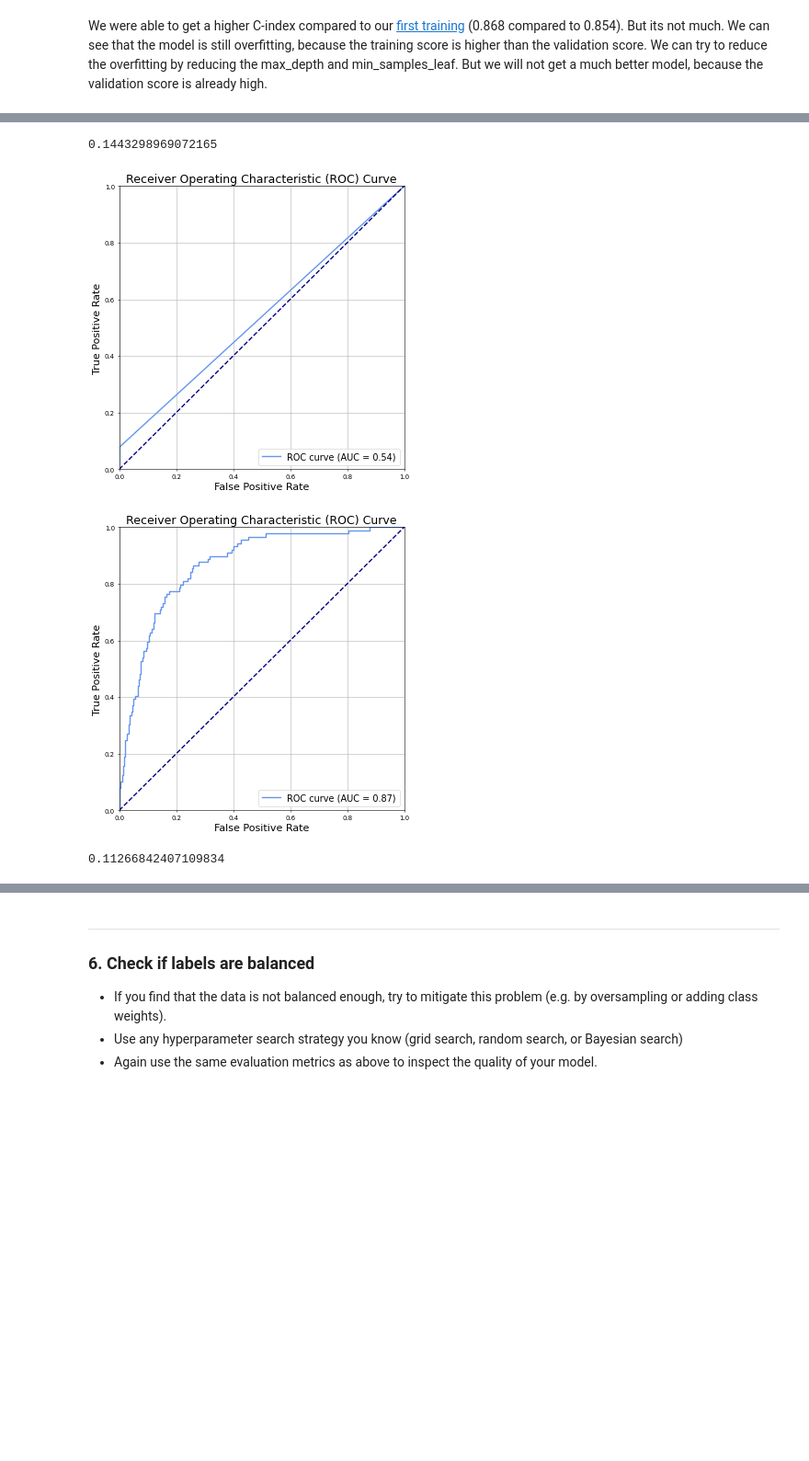
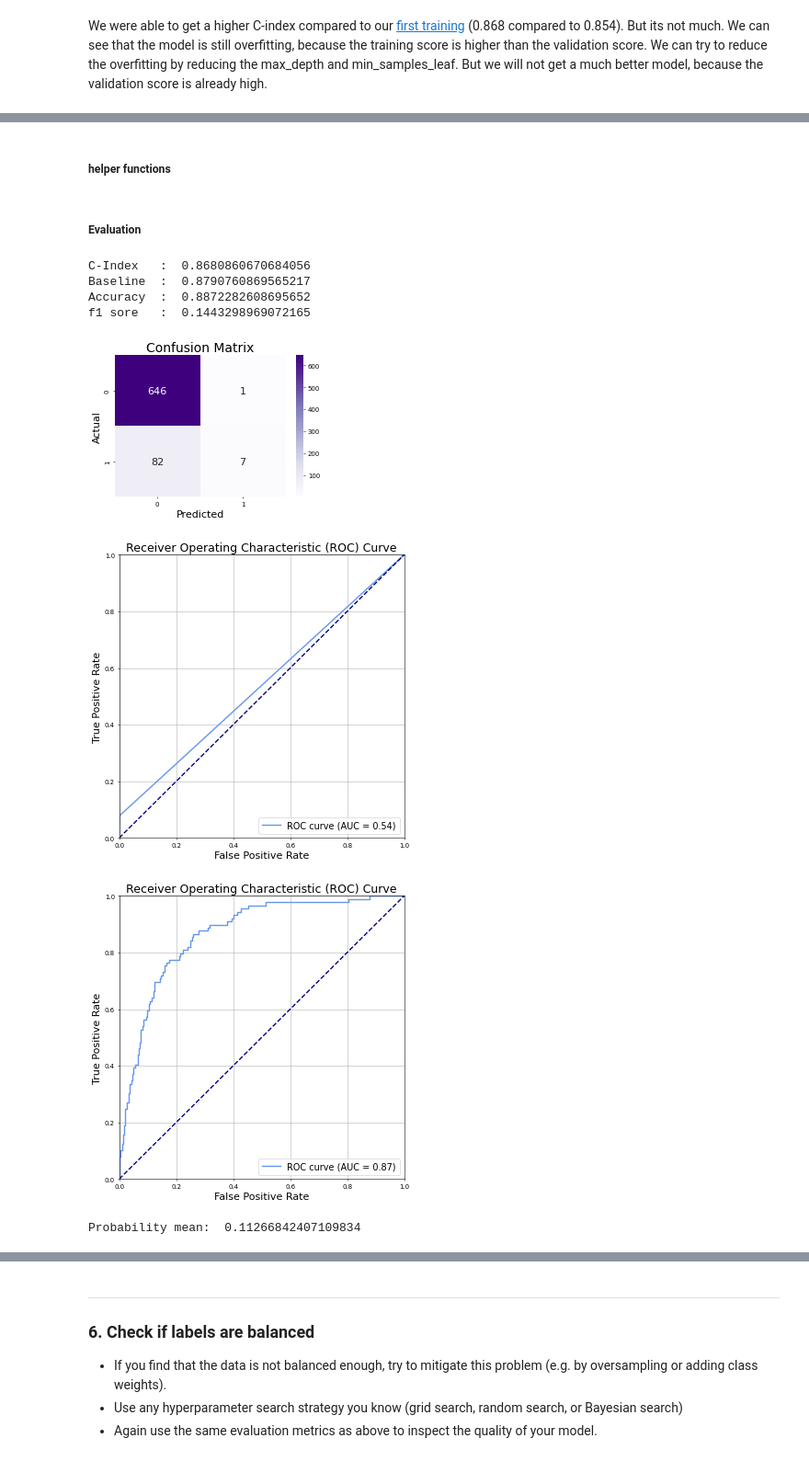
Before and after one commit to Knerten0815/ai_for_smart_health, a Jupyter notebook: Portfolio/ai_smart_health_portfolio_01_diabetes_prediction_template.ipynb, the cells around one changed output, grey strips where cells are left out. Shown at 92% size. Drawn from its saved outputs; the diff is of its cells as text; code cells hidden in the pictures; blank space fills up the shorter version.

Commit message:
Added evaluation to portfolio

```diff
--- a/Portfolio/ai_smart_health_portfolio_01_diabetes_prediction_template.ipynb
+++ b/Portfolio/ai_smart_health_portfolio_01_diabetes_prediction_template.ipynb
@@ -335,8 +318,24 @@ array([[646,   1],
-# %%
-metrics.f1_score(y_val, y_predicted)
-# %% [output]
-0.1443298969072165
+# %% [markdown]
+##### helper functions
 # %%
+from sklearn import metrics
+
+def plot_confusion_matrix(confusion_matrix):
+    # Plot the confusion matrix using Seaborn's heatmap
+    plt.figure(figsize=(6, 4), dpi=50)
+    sns.heatmap(confusion_matrix, annot=True, annot_kws={"size": 16},
+               cmap="Purples",
+               fmt="g")
+
+    # Set labels and title
+    plt.xlabel('Predicted', fontsize=16)
+    plt.ylabel('Actual', fontsize=16)
+    plt.title('Confusion Matrix', fontsize=20)
+
+    # Show the plot
+    plt.show()
+
+
 def plot_roc_curve(labels, predicted_labels):
     # Calculate the false positive rate (FPR) and true positive rate (TPR)
     fpr, tpr, _ = metrics.roc_curve(labels, predicted_labels)
@@ -361,12 +360,40 @@ def plot_roc_curve(labels, predicted_labels):
     # Show the plot
     plt.show()
 
-plot_roc_curve(y_val, y_predicted)
+
+def evaluate_model(model, X_validation, y_validation):
+    y_predicted = model.predict(X_validation)
+    y_probability = model.predict_proba(X_val)[:,1]
+
+    print(f"C-Index   :  {cindex(y_validation.values, y_probability)}")
+
+    stupid_predictions = np.zeros(len(y_validation))
+
+    accuracy = metrics.accuracy_score(y_validation, stupid_predictions)
+    print("Baseline  : ", accuracy)
+    accuracy = metrics.accuracy_score(y_validation, y_predicted)
+    print("Accuracy  : ", accuracy)
+
+    print("f1 sore   : ", metrics.f1_score(y_validation, y_predicted))
+
+    #print("Condusion matrix: ")
+    plot_confusion_matrix(sklearn.metrics.confusion_matrix(y_validation, y_predicted))
+
+    #print("ROC curve: ")
+    plot_roc_curve(y_validation, y_predicted)
+
+    plot_roc_curve(y_val, y_probability)
+    print("Probability mean: ", y_probability.mean())
-# %% [output]
-[figure, removed]
-# %%
-plot_roc_curve(y_val, model.predict_proba(X_val)[:,1])
-model.predict_proba(X_val)[:,1].mean()
-# %% [output]
-[figure, removed]
-0.11266842407109834
+# %% [markdown]
+##### Evaluation
+# %%
+evaluate_model(model, X_val, y_val)
+# %% [output]
+C-Index   :  0.8680860670684056
+Baseline  :  0.8790760869565217
+Accuracy  :  0.8872282608695652
+f1 sore   :  0.1443298969072165
+[figure, added]
+[figure, added]
+[figure, added]
+Probability mean:  0.11266842407109834
```
Also changed, not shown: parts of 13 cells of this notebook.
